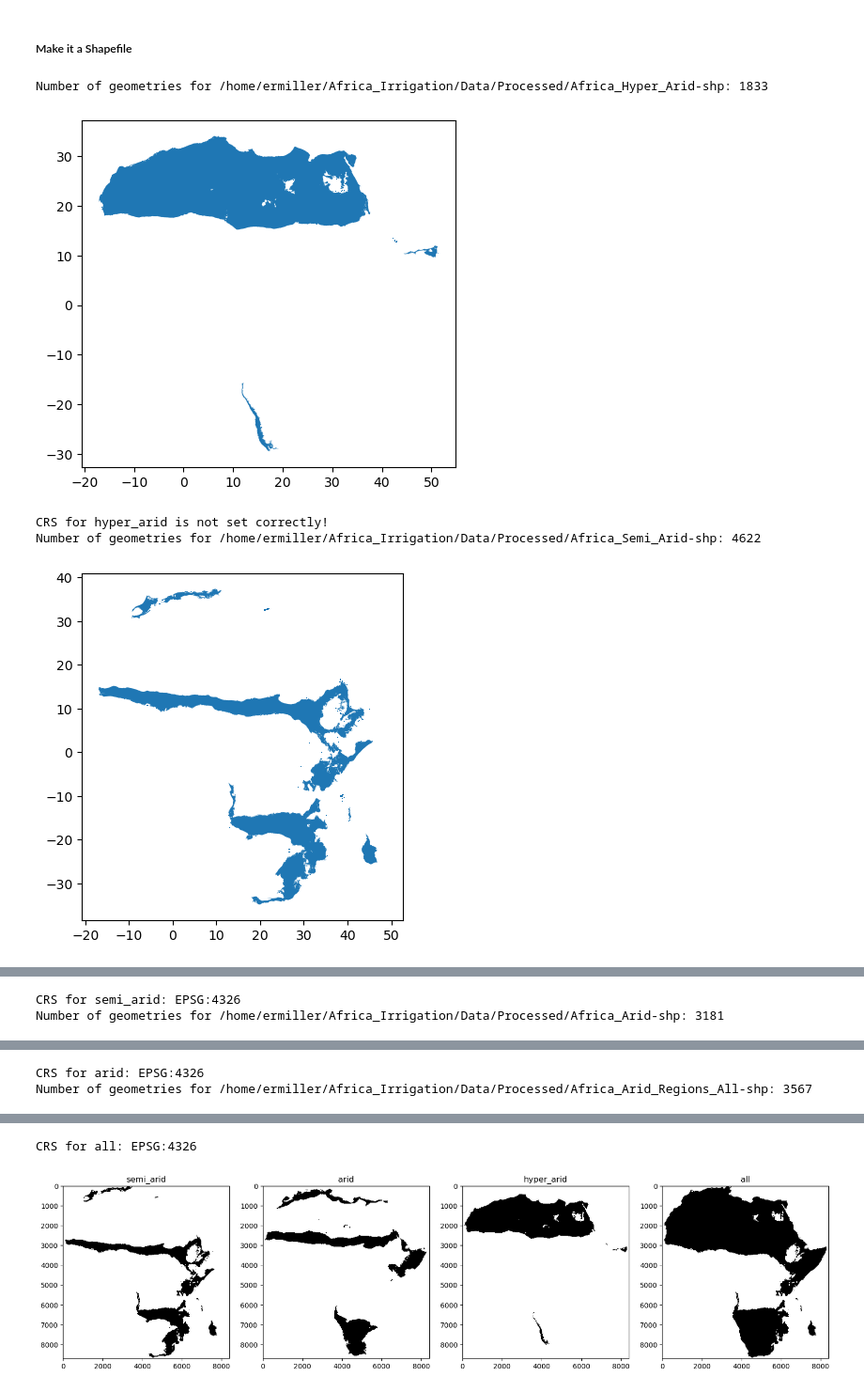
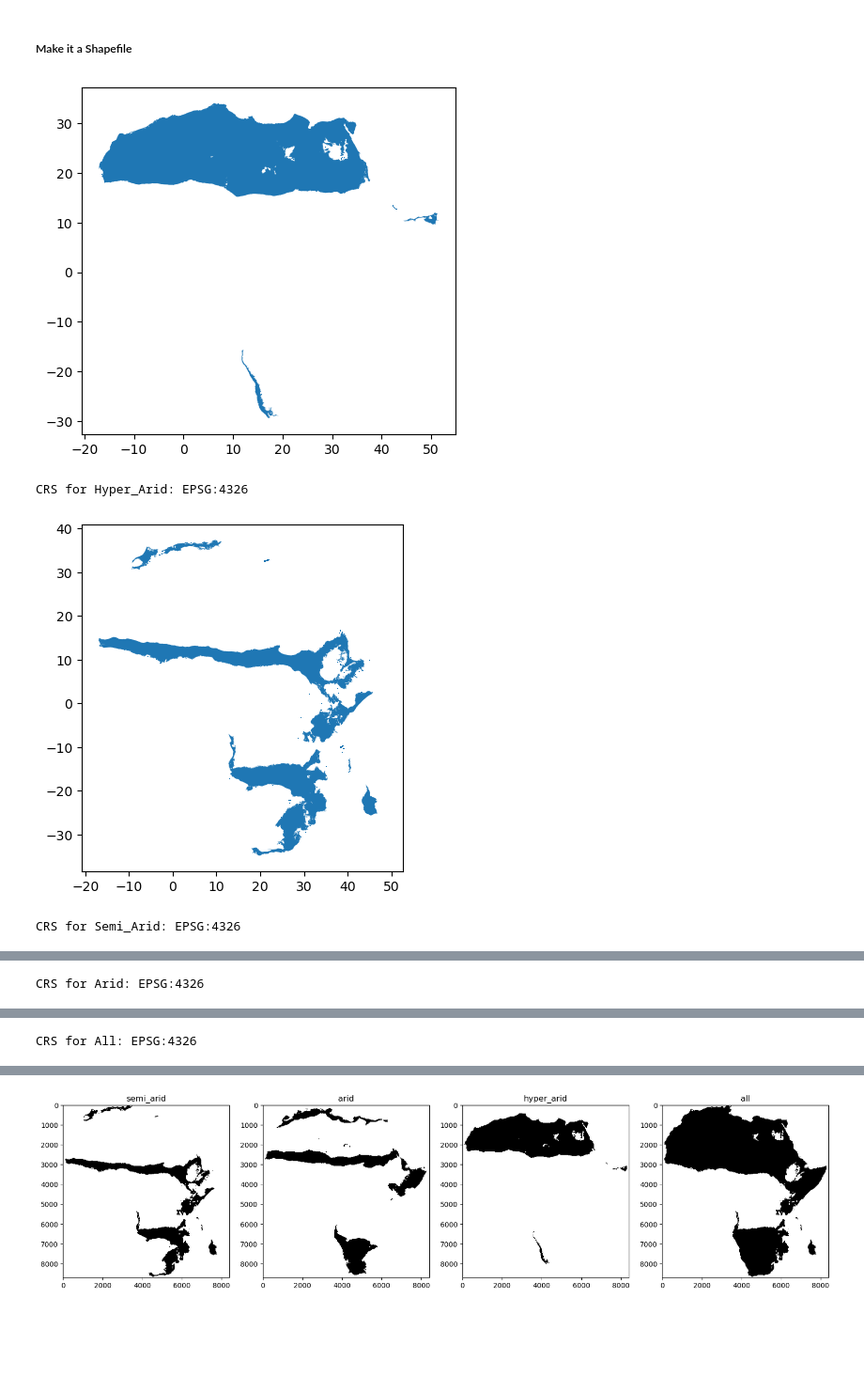
Before and after one commit to rellimylime/Africa_Irrigation, a Jupyter notebook: Code/0_process_data/2_Aridity_refinement.ipynb, the cells around one changed output, grey strips where cells are left out. Shown at 94% size. Cells and saved outputs as stored; diff of their text form; code cells hidden in the pictures; blank space fills up the shorter version.

```diff
--- a/Code/0_process_data/2_Aridity_refinement.ipynb
+++ b/Code/0_process_data/2_Aridity_refinement.ipynb
@@ -151,20 +142,17 @@ data_masked = np.where(data > 5000, 0, data)
 
 # Define aridity levels
 arid_classes = {
-    'hyper_arid': (1, 299),
-    'semi_arid': (2001, 5000),
-    'arid': (300, 2000)
-
-    #'all': (1, 5000)
+    'Hyper_Arid': (0, 300),
+    'Semi_Arid': (2000, 5000),
+    'Arid': (300, 2000),
+    'All': (0, 5000)
 }
 
 # Create a mask for each aridity level
 masks = {key: np.where((data_masked > val[0]) & (data_masked <= val[1]), 1, 0) for key, val in arid_classes.items()}
 
 # Create a mask for all data within the aridity range
-masks['all'] = np.where(data_masked > 0, 1, 0)  # Mask for all data (0 < x <= 5000)
-
-from shapely.validation import explain_validity
+masks['All'] = np.where(data_masked > 0, 1, 0)  # Mask for all data (0 < x <= 5000)
 
 def create_shapefile(mask, profile, output_path):
     # Convert mask to uint8
@@ -172,44 +160,35 @@ def create_shapefile(mask, profile, output_path):
 
     # Extract shapes
     shapes_gen = shapes(mask_uint8, transform=profile['transform'])
     geoms = [shape(geom) for geom, value in shapes_gen if value == 1]
 
-    # Check for invalid geometries
-    for i, geom in enumerate(geoms):
-        if not geom.is_valid:
-            print(f"Invalid geometry at index {i}: {explain_validity(geom)}")
-
-    # Print number of geometries for debugging
-    print(f"Number of geometries for {output_path}: {len(geoms)}")
-
     # Create a GeoDataFrame
     gdf = gpd.GeoDataFrame(geometry=geoms)
     gdf.crs = "EPSG:4326"  # Set the CRS
 
     # Explicitly force CRS transformation
-    gdf = gdf.to_crs("EPSG:4326")  # Transform to the same CRS
+    gdf = gdf.set_crs("EPSG:4326")  # Reproject to Web Mercator
 
     # Save to shapefile
     gdf.to_file(output_path)
 
     # Plot for verification
     gdf.plot()
     plt.show()
 
 # Run the code for each mask
 for key, mask in masks.items():
     output_path = resolve_path(config[f'Africa_{key}_shp_path'])
     create_shapefile(mask, profile, output_path)
 
     # Verify the CRS
     gdf = gpd.read_file(output_path)
     if gdf.crs is None:
         print(f"CRS for {key} is not set correctly!")
     else:
         print(f"CRS for {key}: {gdf.crs}")
 # %% [output]
+[figure]
-Number of geometries for /home/ermiller/Africa_Irrigation/Data/Processed/Africa_Hyper_Arid-shp: 1833
+CRS for Hyper_Arid: EPSG:4326
-[figure]
+[figure]
-CRS for hyper_arid is not set correctly!
-Number of geometries for /home/ermiller/Africa_Irrigation/Data/Processed/Africa_Semi_Arid-shp: 4622
+CRS for Semi_Arid: EPSG:4326
-[figure]
@@ -216,2 +196 @@ Number of geometries for /home/ermiller/Africa_Irrigation/Data/Processed/Africa_
-CRS for semi_arid: EPSG:4326
-Number of geometries for /home/ermiller/Africa_Irrigation/Data/Processed/Africa_Arid-shp: 3181
+CRS for Arid: EPSG:4326
@@ -219,2 +198 @@ Number of geometries for /home/ermiller/Africa_Irrigation/Data/Processed/Africa_
-CRS for arid: EPSG:4326
-Number of geometries for /home/ermiller/Africa_Irrigation/Data/Processed/Africa_Arid_Regions_All-shp: 3567
+CRS for All: EPSG:4326
@@ -222,2 +199 @@ Number of geometries for /home/ermiller/Africa_Irrigation/Data/Processed/Africa_
-CRS for all: EPSG:4326
 # %%
```
Also changed, not shown: parts of 8 cells of this notebook, 4 other files.
